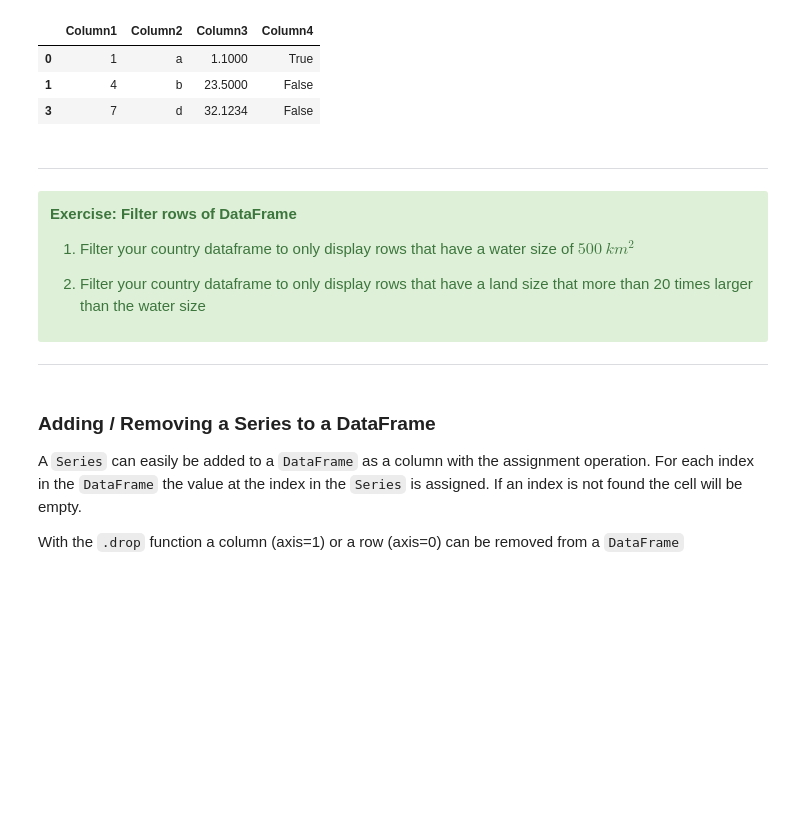
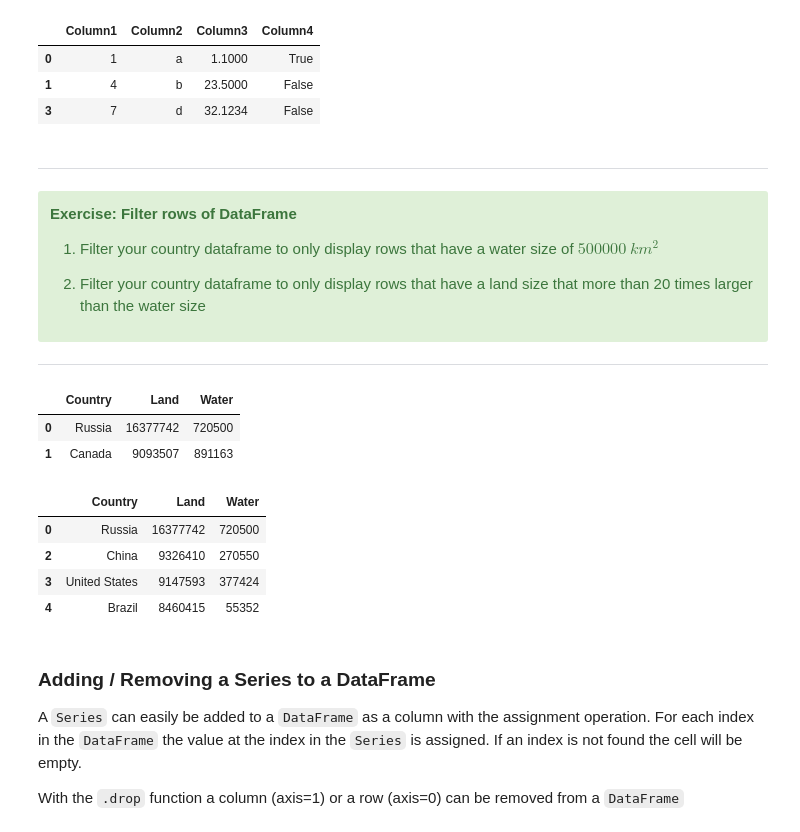
Before and after one commit to dsi-engineering-ag/data-science-course, a Jupyter notebook: Day 1/Excercise - Pandas 101.ipynb, the cells around one changed output. Saved outputs shown, nothing was run; the diff lists cells and outputs as text; code cells hidden in the pictures; blank space fills up the shorter version.

```diff
--- a/Day 1/Excercise - Pandas 101.ipynb
+++ b/Day 1/Excercise - Pandas 101.ipynb
@@ -236,12 +280,26 @@ Rows filtered (Column3 > 42):
 <div class="alert alert-block alert-success">
 <b>Exercise: Filter rows of DataFrame</b>
 
-1. Filter your country dataframe to only display rows that have a water size of $500~km^2$
+1. Filter your country dataframe to only display rows that have a water size of $500000~km^2$
 
 2. Filter your country dataframe to only display rows that have a land size that more than 20 times larger than the water size
 </div>
 
 ***
+# %%
+laender[laender.Water > 500000]
+# %% [output]
+|  | Country | Land | Water |
+| 0 | Russia | 16377742 | 720500 |
+| 1 | Canada | 9093507 | 891163 |
+# %%
+laender[laender.Land > laender.Water*20]
+# %% [output]
+|  | Country | Land | Water |
+| 0 | Russia | 16377742 | 720500 |
+| 2 | China | 9326410 | 270550 |
+| 3 | United States | 9147593 | 377424 |
+| 4 | Brazil | 8460415 | 55352 |
 # %% [markdown]
 ### Adding / Removing a Series to a DataFrame
 
```
Also changed, not shown: parts of 8 cells of this notebook.
